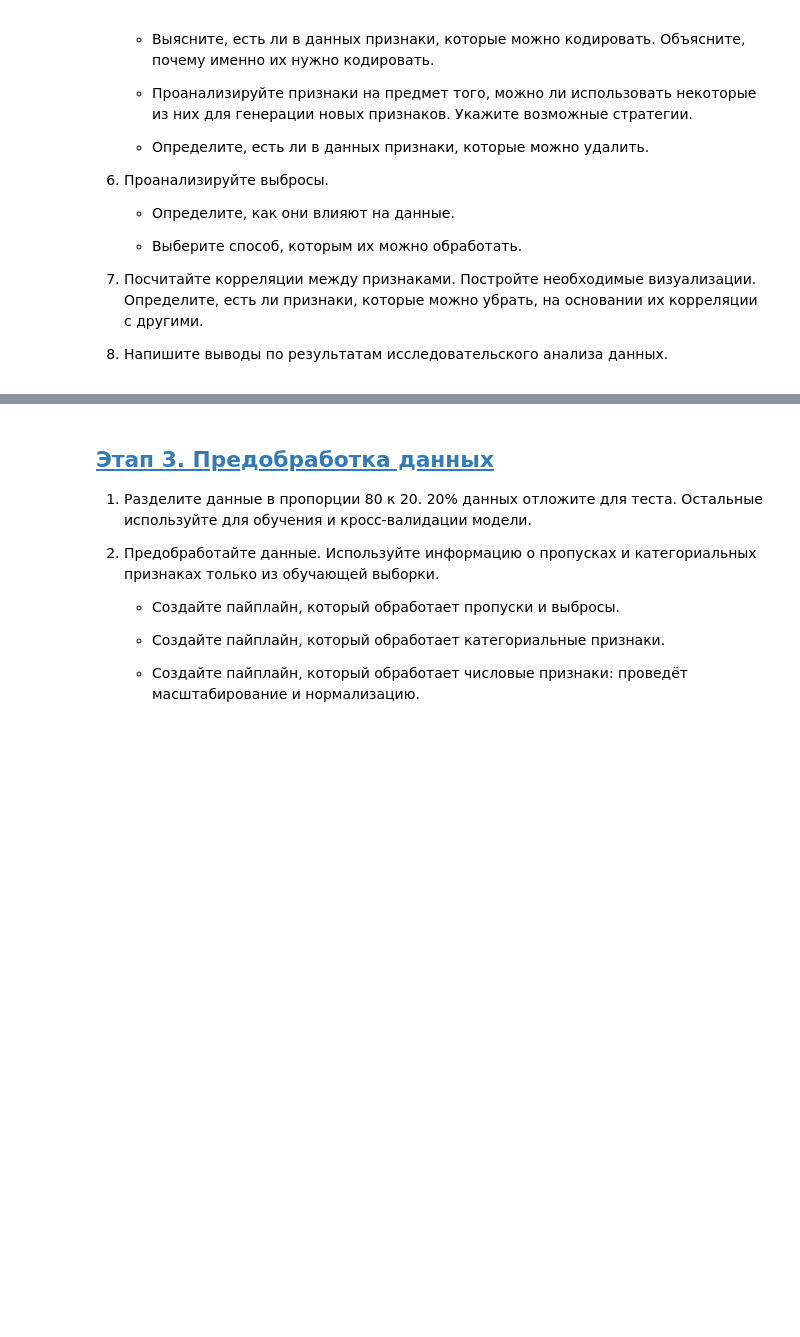
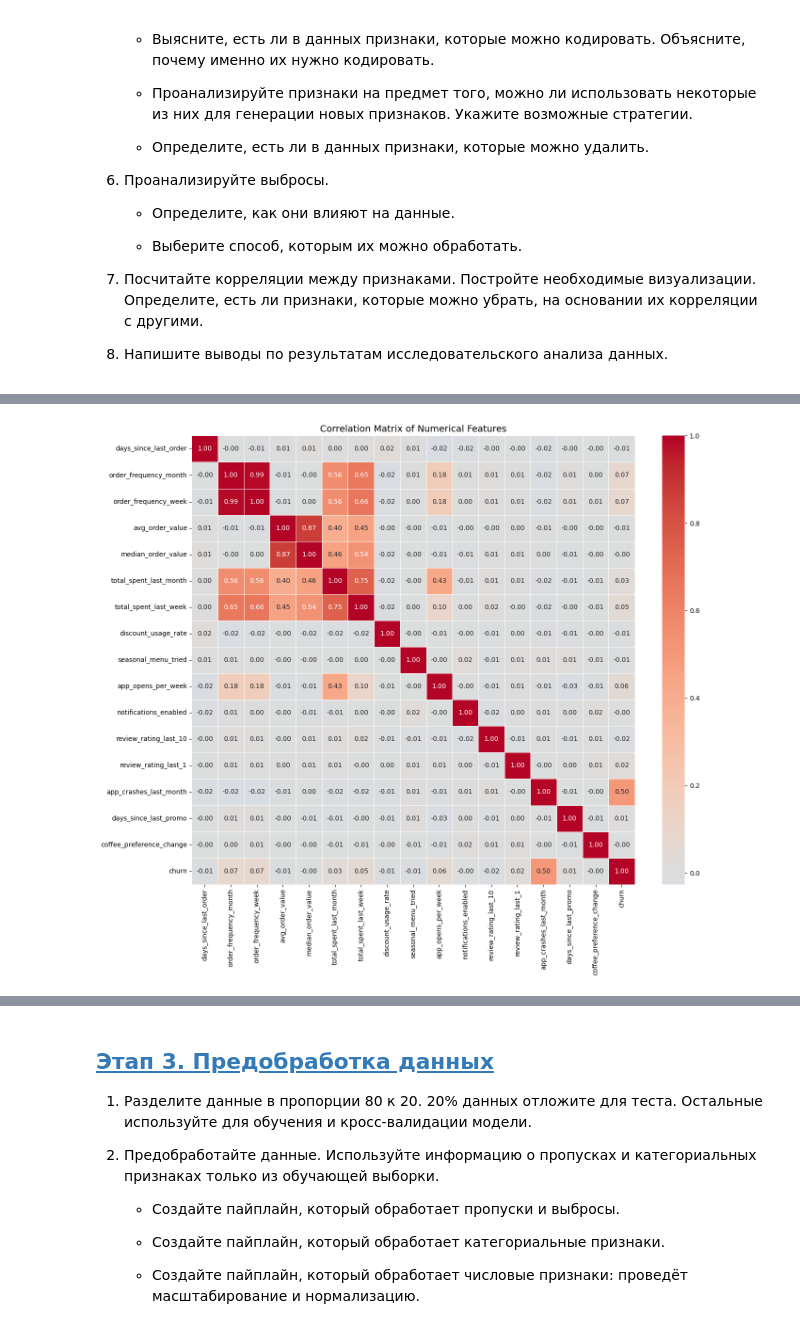
Before and after one commit to MEYakunin/Sprint11_Customer_Churn_Forecast, a Jupyter notebook: Sprint11_Coffee_Delivery_Churn_Binary_Classification_Yakunin_Mikle.ipynb, the cells around one changed output, grey strips where cells are left out. Cells and saved outputs as stored; diff of their text form; code cells hidden in the pictures; blank space fills up the shorter version.

```diff
--- a/Sprint11_Coffee_Delivery_Churn_Binary_Classification_Yakunin_Mikle.ipynb
+++ b/Sprint11_Coffee_Delivery_Churn_Binary_Classification_Yakunin_Mikle.ipynb
@@ -94,0 +244,16 @@ df = pd.read_csv('datasets/coffee_churn_dataset.csv', sep=',', decimal='.')
+# %%
+# Тепловая карта корреляций признаков
+plt.figure(figsize=(14, 12))
+numeric_cols = df.select_dtypes(include=[np.number]).columns
+sns.heatmap(df[numeric_cols].corr(),
+            annot=True,
+            fmt='.2f',
+            cmap='coolwarm',
+            center=0,
+            linewidths=0.5,
+            linecolor='white')
+plt.title('Correlation Matrix of Numerical Features', fontsize=14)
+plt.tight_layout()
+plt.show()
+# %% [output]
+[figure, added]
```
Also changed, not shown: parts of 5 cells of this notebook.
